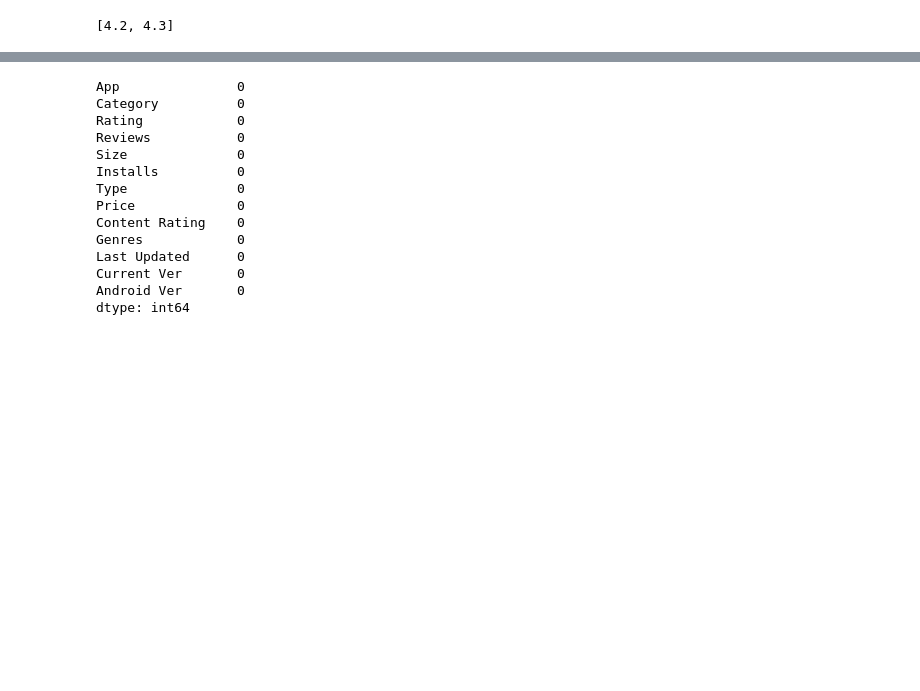
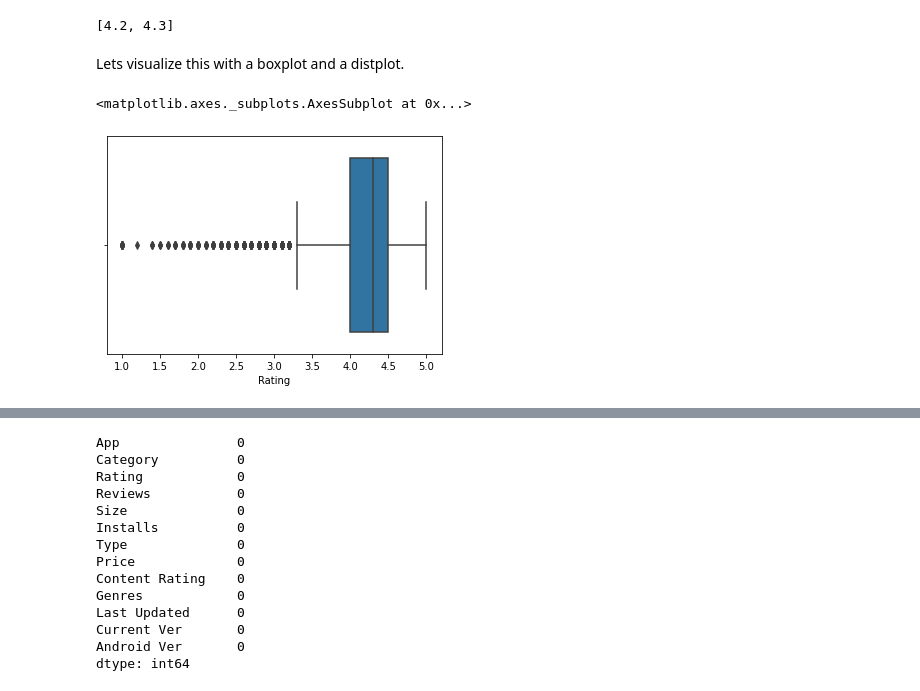
Before and after one commit to shaloy-lewis/EDA_on_play_store_app_reviews, a Jupyter notebook: EDA_on_Play_Store_App_Reviews_by_Shaloy_Lewis.ipynb, the cells around one changed output, grey strips where cells are left out. Cells and saved outputs as stored; diff of their text form; code cells hidden in the pictures; blank space fills up the shorter version.

```diff
--- a/EDA_on_Play_Store_App_Reviews_by_Shaloy_Lewis.ipynb
+++ b/EDA_on_Play_Store_App_Reviews_by_Shaloy_Lewis.ipynb
@@ -368,3 +384,5 @@ median_rating = ps_df[~ps_df['Rating'].isnull()]['Rating'].median()
 [mean_rating, median_rating]
 # %% [output]
 [4.2, 4.3]
+# %% [markdown]
+Lets visualize this with a boxplot and a distplot.
@@ -370,0 +395,7 @@ median_rating = ps_df[~ps_df['Rating'].isnull()]['Rating'].median()
+# %%
+# Boxplot
+
+sns.boxplot(data = ps_df['Rating'],x = ps_df['Rating'])
+# %% [output]
+<matplotlib.axes._subplots.AxesSubplot at 0x...>
+[figure, added]
```
Also changed, not shown: parts of 36 cells of this notebook.
